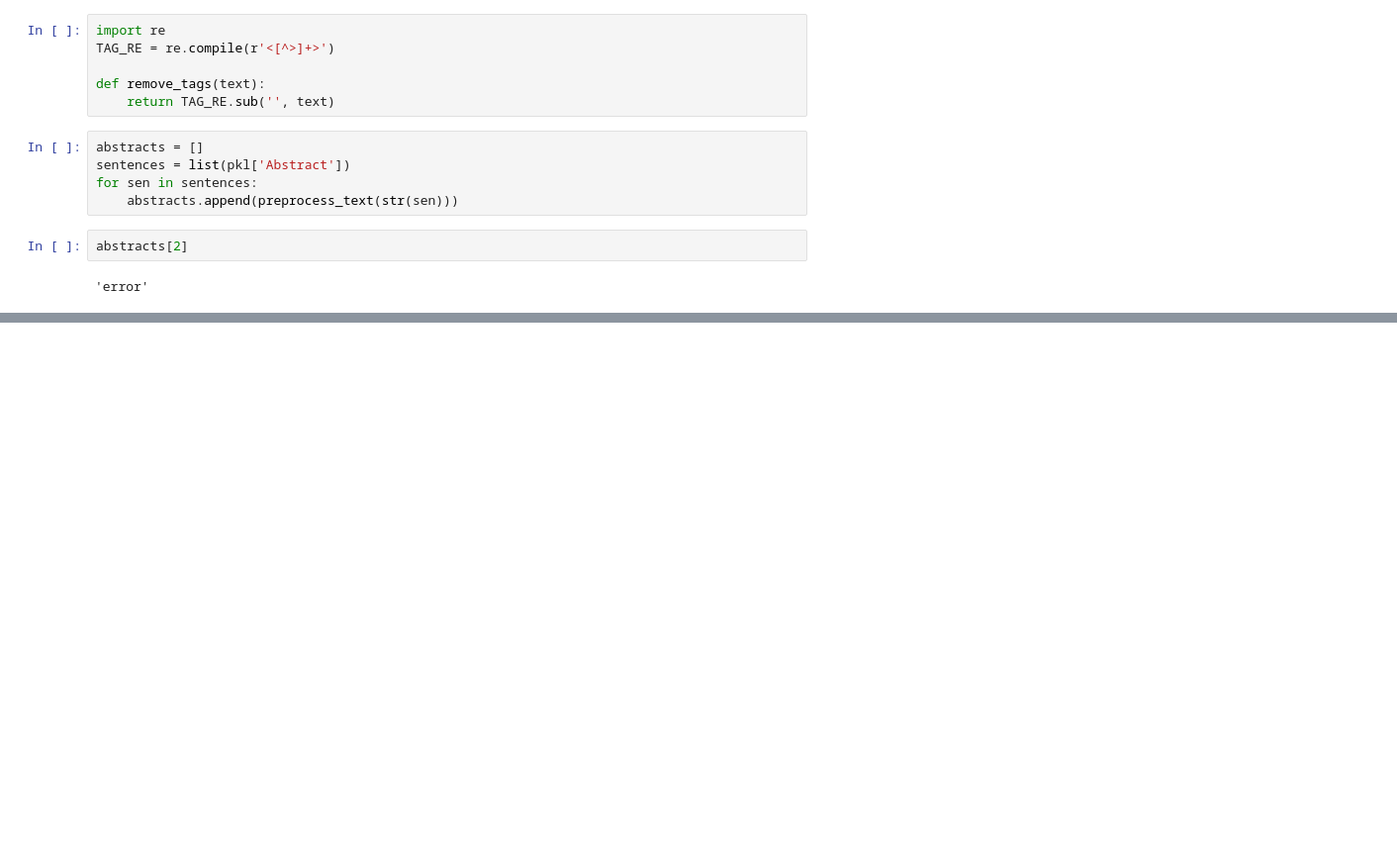
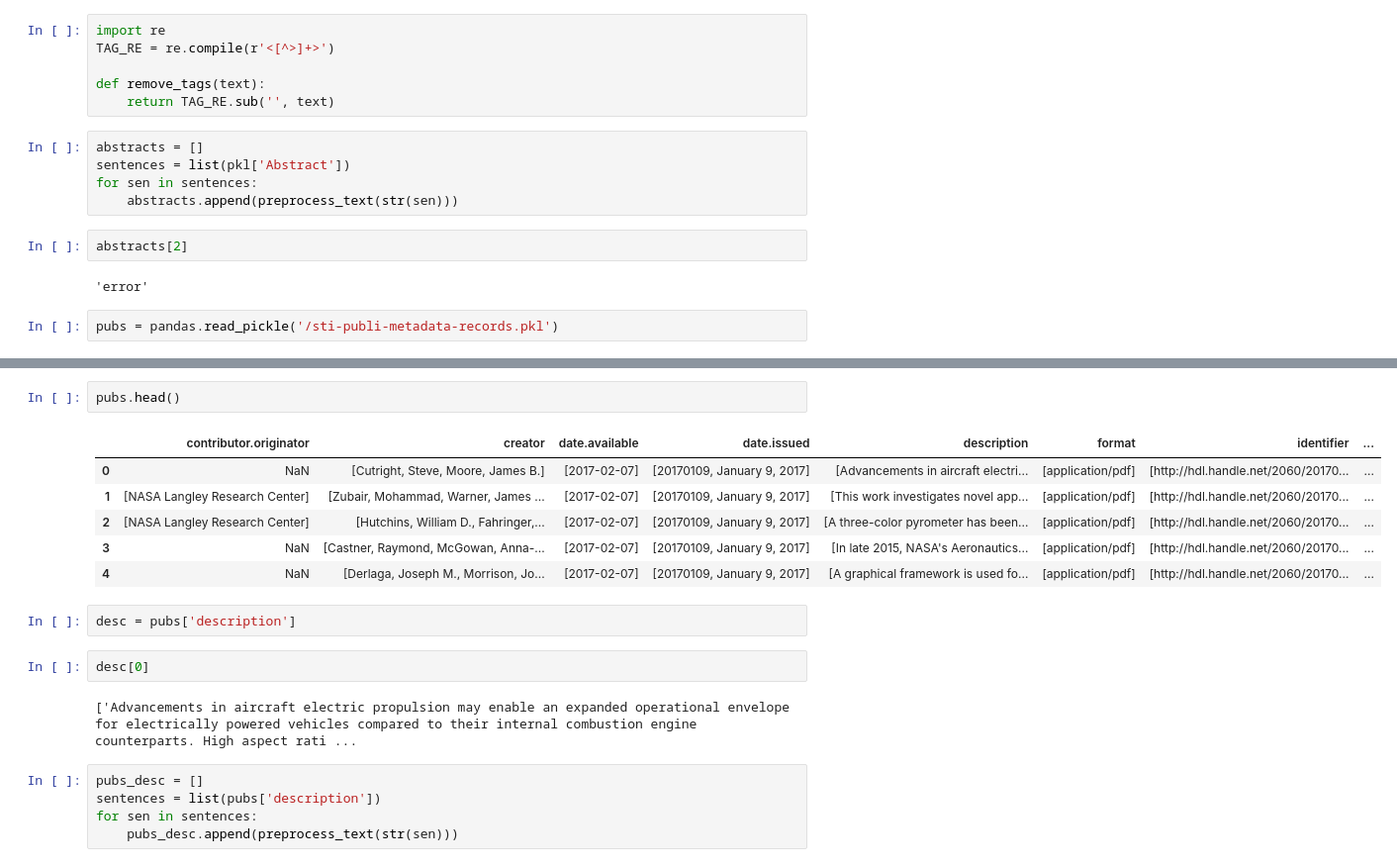
Before and after one commit to hschilling/blue-old, a Jupyter notebook: loading_in_dthack_data.ipynb, the cells around one changed output, grey strips where cells are left out. Shown: that part at 99% size. Cells and saved outputs as stored; diff of their text form; blank space fills up the shorter version.

```diff
--- a/loading_in_dthack_data.ipynb
+++ b/loading_in_dthack_data.ipynb
@@ -177,3 +177,5 @@ for sen in sentences:
 abstracts[2]
 # %% [output]
 'error'
+# %%
+pubs = pandas.read_pickle('/sti-publi-metadata-records.pkl')
@@ -179,0 +202,20 @@ abstracts[2]
+# %%
+pubs.head()
+# %% [output]
+|  | contributor.originator | creator | date.available | date.issued | description | format | identifier | ... |
+| 0 | NaN | [Cutright, Steve, Moore, James B.] | [2017-02-07] | [20170109, January 9, 2017] | [Advancements in aircraft electri... | [application/pdf] | [http://hdl.handle.net/2060/20170... | ... |
+| 1 | [NASA Langley Research Center] | [Zubair, Mohammad, Warner, James ... | [2017-02-07] | [20170109, January 9, 2017] | [This work investigates novel app... | [application/pdf] | [http://hdl.handle.net/2060/20170... | ... |
+| 2 | [NASA Langley Research Center] | [Hutchins, William D., Fahringer,... | [2017-02-07] | [20170109, January 9, 2017] | [A three-color pyrometer has been... | [application/pdf] | [http://hdl.handle.net/2060/20170... | ... |
+| 3 | NaN | [Castner, Raymond, McGowan, Anna-... | [2017-02-07] | [20170109, January 9, 2017] | [In late 2015, NASA's Aeronautics... | [application/pdf] | [http://hdl.handle.net/2060/20170... | ... |
+| 4 | NaN | [Derlaga, Joseph M., Morrison, Jo... | [2017-02-07] | [20170109, January 9, 2017] | [A graphical framework is used fo... | [application/pdf] | [http://hdl.handle.net/2060/20170... | ... |
+# %%
+desc = pubs['description']
+# %%
+desc[0]
+# %% [output]
+['Advancements in aircraft electric propulsion may enable an expanded operational envelope for electrically powered vehicles compared to their internal combustion engine counterparts. High aspect rati ...
+# %%
+pubs_desc = []
+sentences = list(pubs['description'])
+for sen in sentences:
+    pubs_desc.append(preprocess_text(str(sen)))
```
Also changed, not shown: parts of 2 cells of this notebook.
